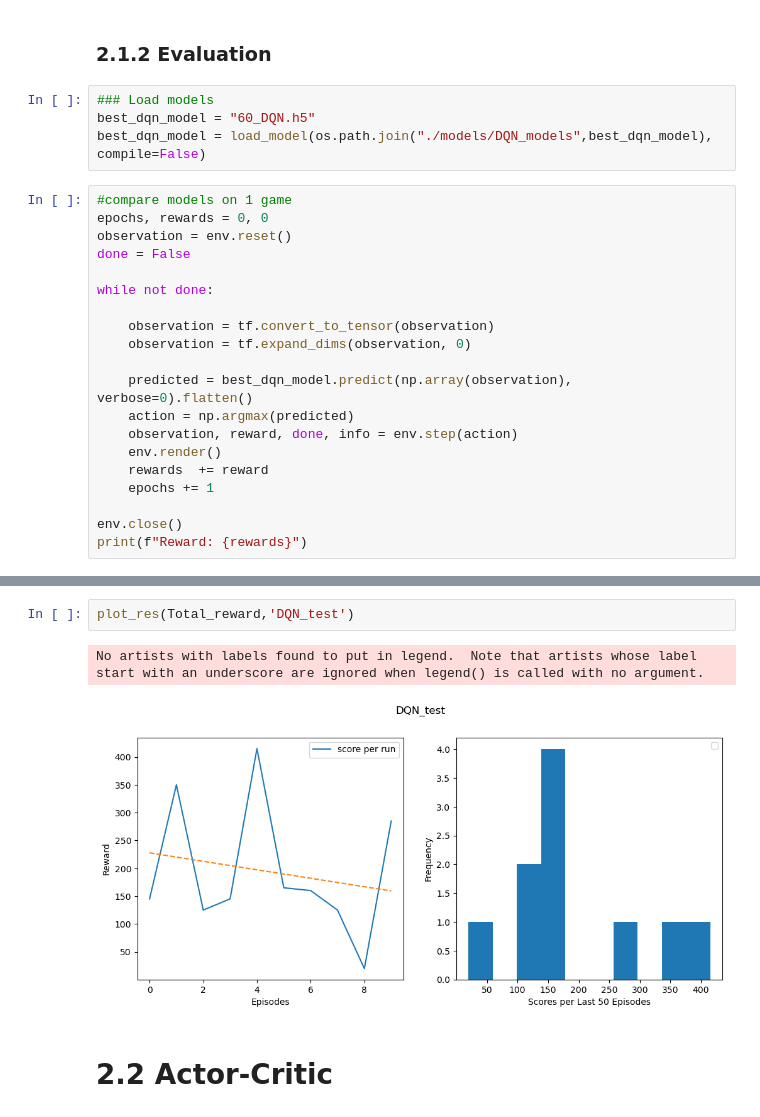
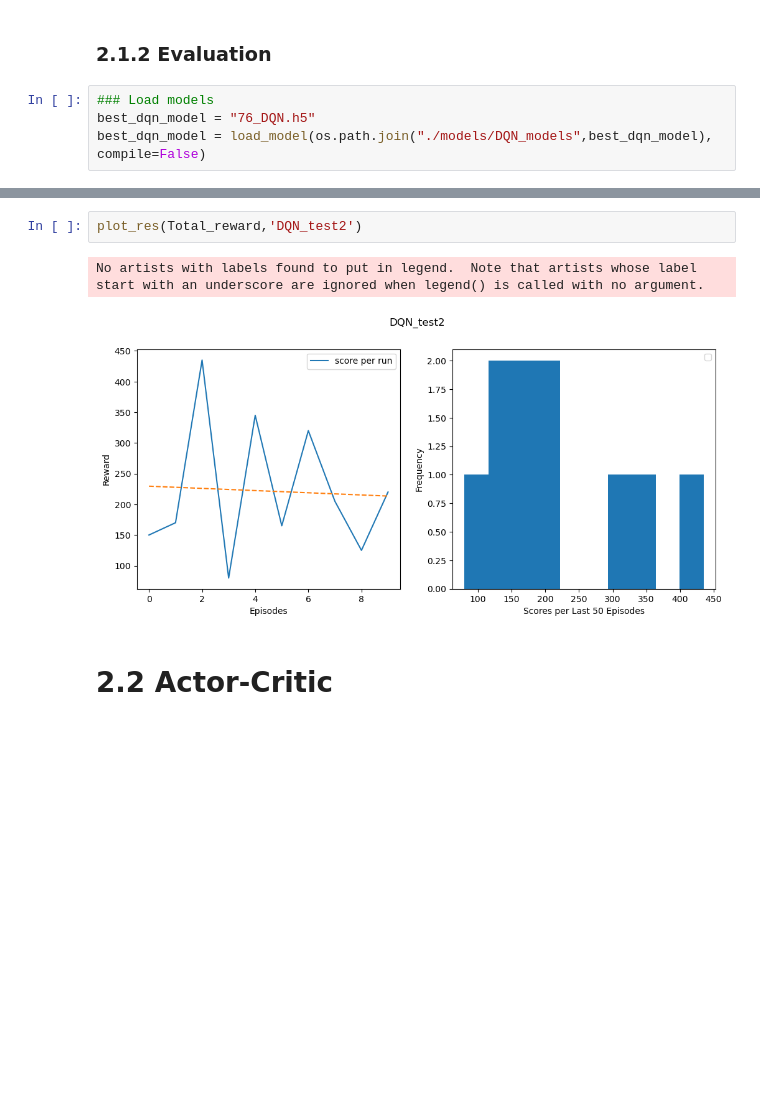
Before and after one commit to 4rn3/rl_school_project, a Jupyter notebook: space_invaders.ipynb, the cells around one changed output, grey strips where cells are left out. Saved outputs shown, nothing was run; the diff lists cells and outputs as text; blank space fills up the shorter version.

```diff
--- a/space_invaders.ipynb
+++ b/space_invaders.ipynb
@@ -345,25 +303,5 @@ dqn_time["avg_time"].plot.line()
 ### 2.1.2 Evaluation
 # %%
 ### Load models
-best_dqn_model = "60_DQN.h5"
+best_dqn_model = "76_DQN.h5"
 best_dqn_model = load_model(os.path.join("./models/DQN_models",best_dqn_model), compile=False)
-# %%
-#compare models on 1 game
-epochs, rewards = 0, 0
-observation = env.reset()
-done = False
-
-while not done:
-
-    observation = tf.convert_to_tensor(observation)
-    observation = tf.expand_dims(observation, 0)
-
-    predicted = best_dqn_model.predict(np.array(observation), verbose=0).flatten()
-    action = np.argmax(predicted)
-    observation, reward, done, info = env.step(action)
-    env.render()
-    rewards  += reward
-    epochs += 1
-
-env.close()
-print(f"Reward: {rewards}")
@@ -406,8 +342,8 @@ env.close()
 # %%
-plot_res(Total_reward,'DQN_test')
+plot_res(Total_reward,'DQN_test2')
 # %% [output]
 No artists with labels found to put in legend.  Note that artists whose label start with an underscore are ignored when legend() is called with no argument.
-[figure, old version]
+[figure, new version]
 # %% [markdown]
 # 2.2 Actor-Critic
 # %%
```
Also changed, not shown: parts of 29 cells of this notebook.
